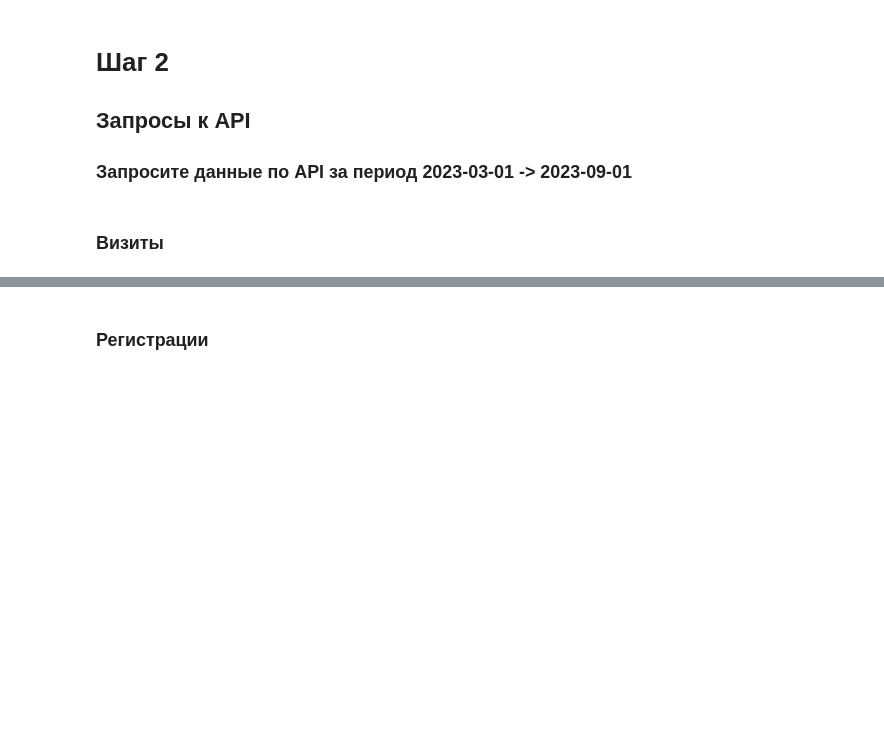
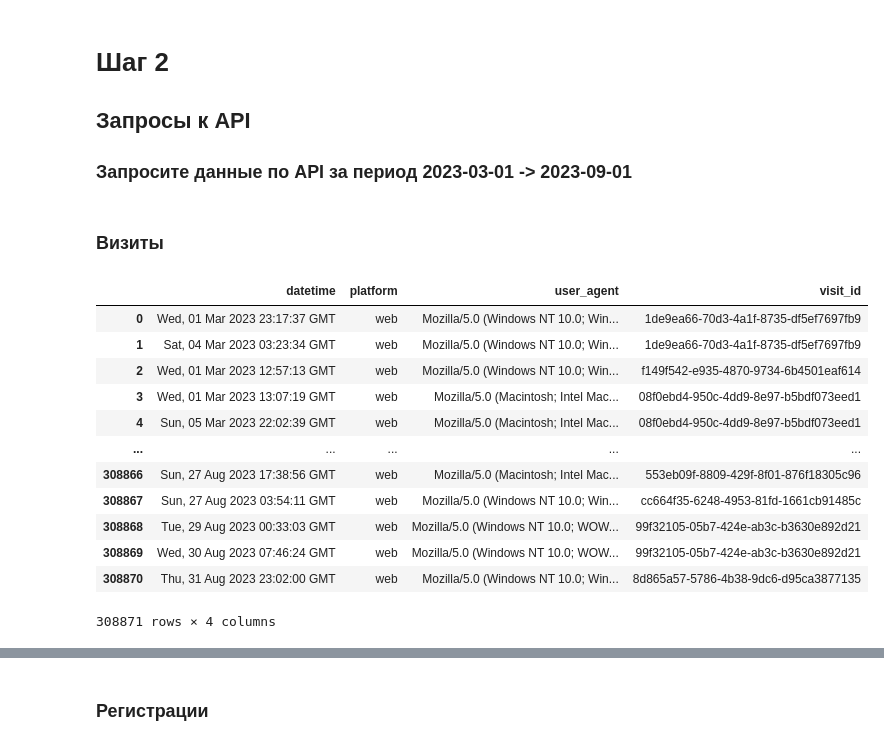
Before and after one commit to MaximManuyko/data-analytics-project-100, a Jupyter notebook: Проект_3.ipynb, the cells around one changed output, grey strips where cells are left out. Cells and saved outputs as stored; diff of their text form; code cells hidden in the pictures; blank space fills up the shorter version.

```diff
--- a/Проект_3.ipynb
+++ b/Проект_3.ipynb
@@ -60,10 +140,24 @@ END = "2023-09-01"
 # %%
-response = requests.get(f"https://data-charts-api.hexlet.app/visits?begin={START}&end={END}")
+response = requests.get(f"{API_URL}/visits?begin={DATE_BEGIN}&end={DATE_END}")
 
 data = response.json()
 
 df_visits = pd.DataFrame(data)
 
 df_visits.head(1000000)
+# %% [output]
+|  | datetime | platform | user_agent | visit_id |
+| 0 | Wed, 01 Mar 2023 23:17:37 GMT | web | Mozilla/5.0 (Windows NT 10.0; Win... | 1de9ea66-70d3-4a1f-8735-df5ef7697fb9 |
+| 1 | Sat, 04 Mar 2023 03:23:34 GMT | web | Mozilla/5.0 (Windows NT 10.0; Win... | 1de9ea66-70d3-4a1f-8735-df5ef7697fb9 |
+| 2 | Wed, 01 Mar 2023 12:57:13 GMT | web | Mozilla/5.0 (Windows NT 10.0; Win... | f149f542-e935-4870-9734-6b4501eaf614 |
+| 3 | Wed, 01 Mar 2023 13:07:19 GMT | web | Mozilla/5.0 (Macintosh; Intel Mac... | 08f0ebd4-950c-4dd9-8e97-b5bdf073eed1 |
+| 4 | Sun, 05 Mar 2023 22:02:39 GMT | web | Mozilla/5.0 (Macintosh; Intel Mac... | 08f0ebd4-950c-4dd9-8e97-b5bdf073eed1 |
+| ... | ... | ... | ... | ... |
+| 308866 | Sun, 27 Aug 2023 17:38:56 GMT | web | Mozilla/5.0 (Macintosh; Intel Mac... | 553eb09f-8809-429f-8f01-876f18305c96 |
+| 308867 | Sun, 27 Aug 2023 03:54:11 GMT | web | Mozilla/5.0 (Windows NT 10.0; Win... | cc664f35-6248-4953-81fd-1661cb91485c |
+| 308868 | Tue, 29 Aug 2023 00:33:03 GMT | web | Mozilla/5.0 (Windows NT 10.0; WOW... | 99f32105-05b7-424e-ab3c-b3630e892d21 |
+| 308869 | Wed, 30 Aug 2023 07:46:24 GMT | web | Mozilla/5.0 (Windows NT 10.0; WOW... | 99f32105-05b7-424e-ab3c-b3630e892d21 |
+| 308870 | Thu, 31 Aug 2023 23:02:00 GMT | web | Mozilla/5.0 (Windows NT 10.0; Win... | 8d865a57-5786-4b38-9dc6-d95ca3877135 |
+308871 rows × 4 columns
 # %%
 df_visits.describe(include='all')
```
Also changed, not shown: parts of 33 cells of this notebook, 24 other files.
